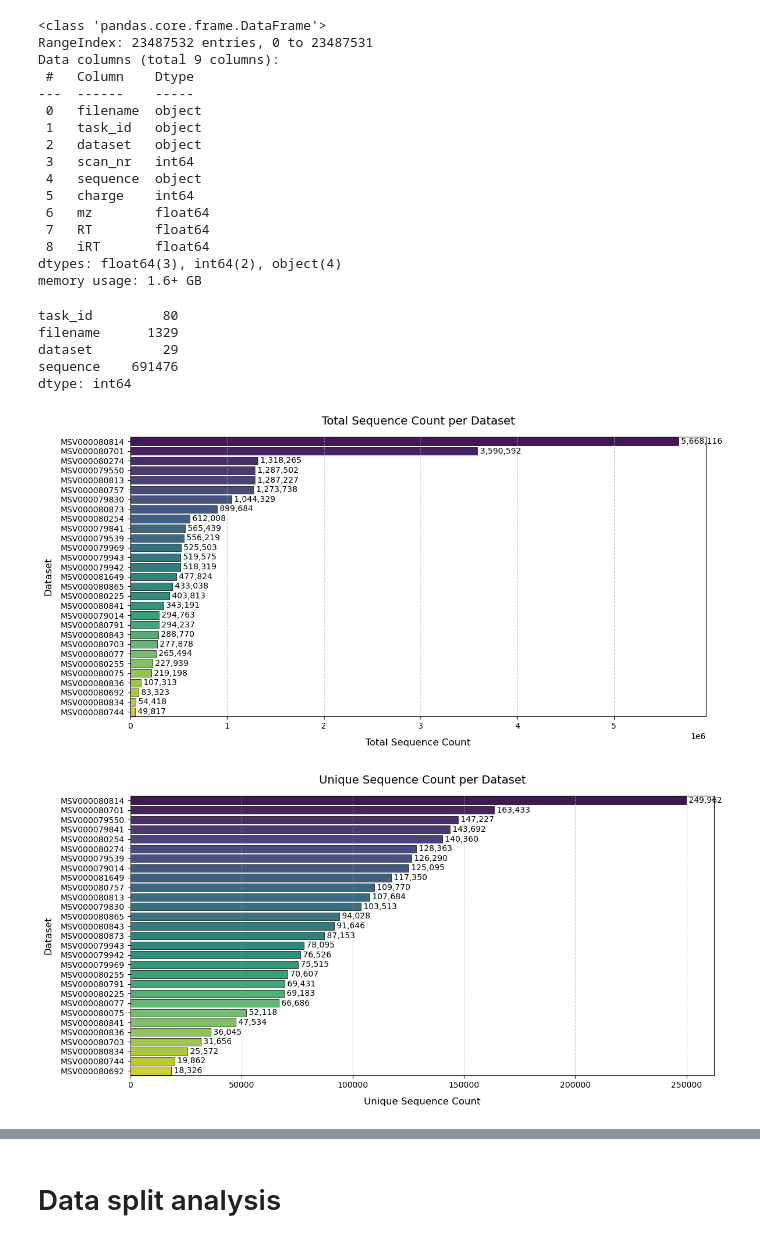
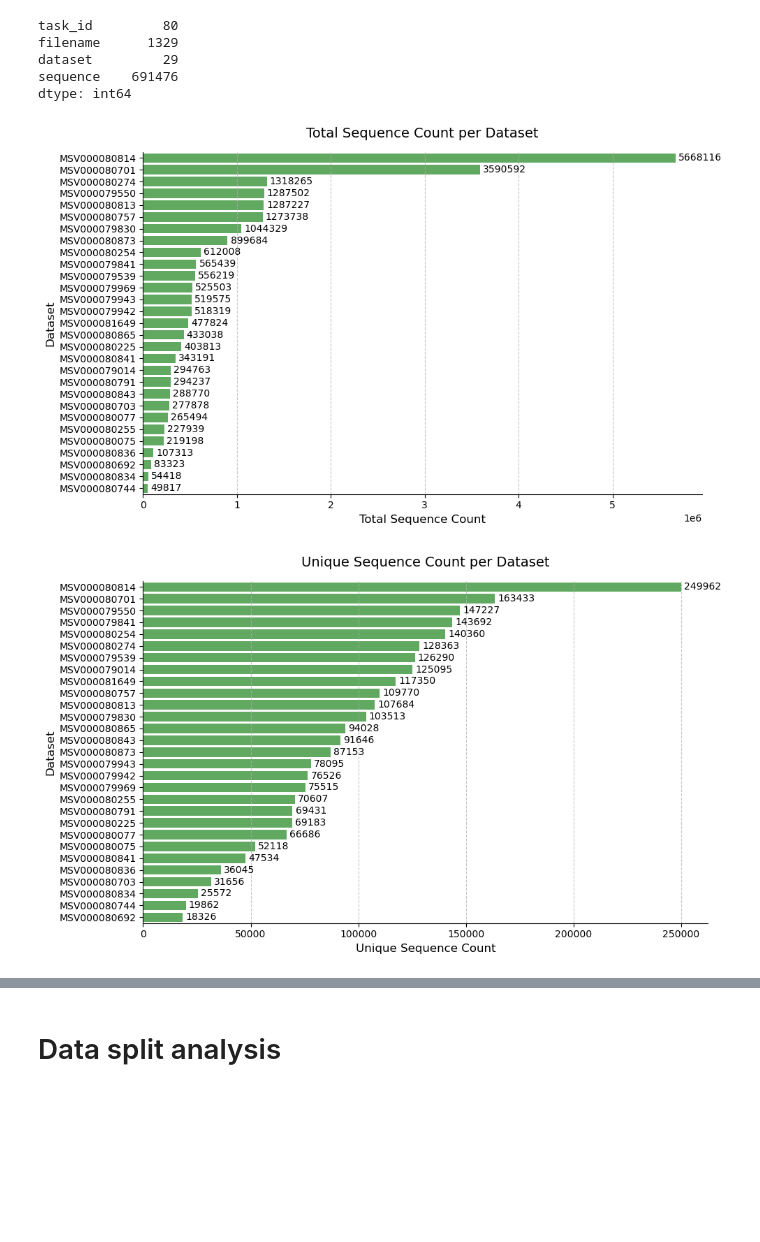
Before and after one commit to WannesLamberts/MTL-peptide-property-prediction-pool, a Jupyter notebook: notebooks/analyisis.ipynb, the cells around one changed output, grey strips where cells are left out. Cells and saved outputs as stored; diff of their text form; code cells hidden in the pictures; blank space fills up the shorter version.

```diff
--- a/notebooks/analyisis.ipynb
+++ b/notebooks/analyisis.ipynb
@@ -27,22 +18,3 @@ df.head()
-# %%
-df.info()
-# %% [output]
-<class 'pandas.core.frame.DataFrame'>
-RangeIndex: 23487532 entries, 0 to 23487531
-Data columns (total 9 columns):
- #   Column    Dtype
----  ------    -----
- 0   filename  object
- 1   task_id   object
- 2   dataset   object
- 3   scan_nr   int64
- 4   sequence  object
- 5   charge    int64
- 6   mz        float64
- 7   RT        float64
- 8   iRT       float64
-dtypes: float64(3), int64(2), object(4)
-memory usage: 1.6+ GB
 # %%
 df[['task_id','filename','dataset','sequence']].nunique()
 # %% [output]
@@ -53,27 +25,27 @@ sequence    691476
 dtype: int64
 # %%
 sequences_dataset = df.groupby('dataset')['sequence'].count()
-barplot(
+plot_bar_horizontal(
     sequences_dataset,
     xlabel="Total Sequence Count",
     ylabel="Dataset",
     title="Total Sequence Count per Dataset"
 )
 # 2. Unique sequence counts
 unique_sequences_dataset = df.groupby('dataset')['sequence'].nunique()
-barplot(
+plot_bar_horizontal(
     unique_sequences_dataset,
     xlabel="Unique Sequence Count",
     ylabel="Dataset",
     title="Unique Sequence Count per Dataset"
 )
 unique_filenames_dataset = df.groupby('dataset')['filename'].nunique()
-barplot(
+plot_bar_horizontal(
     unique_filenames_dataset,
     xlabel="Unique Filename Count",
     ylabel="Dataset",
     title="Unique Filename Count per Dataset"
 )
 # %% [output]
-[figure, old version]
+[figure, new version]
-[figure, old version]
+[figure, new version]
```
Also changed, not shown: parts of 10 cells of this notebook, 4 other files.
